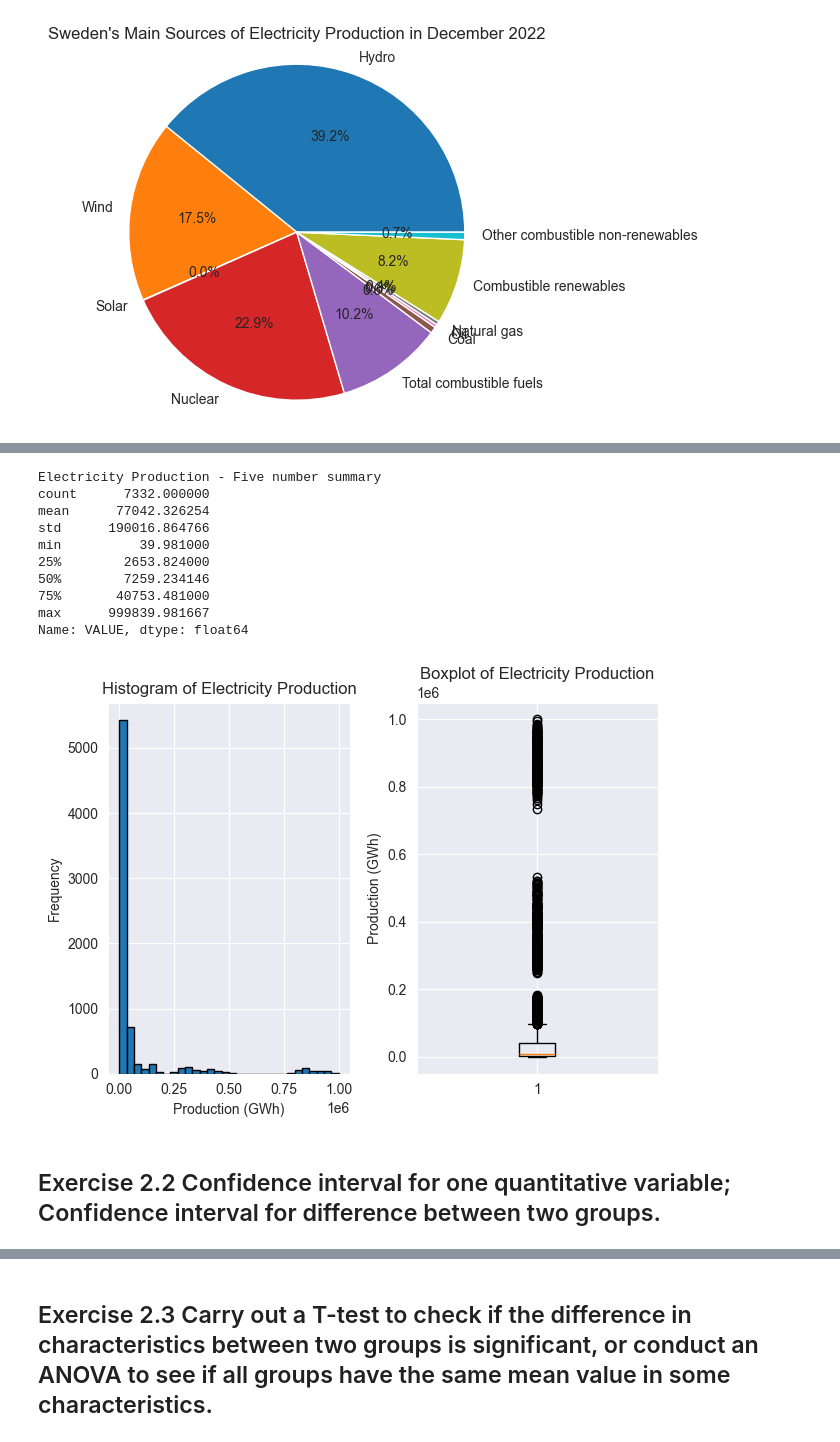
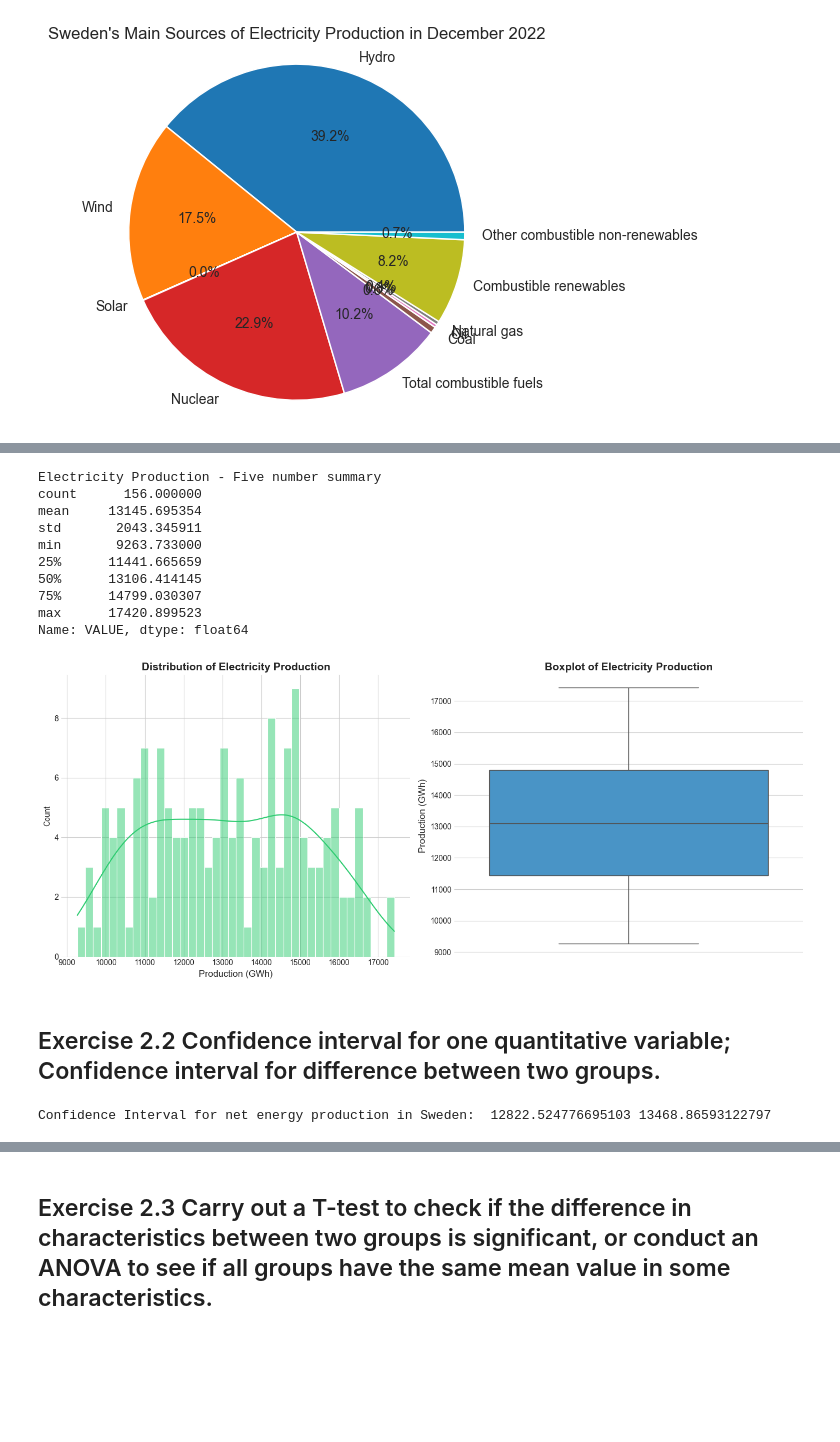
Before and after one commit to JotaN98/MScDataScience_AI, a Jupyter notebook: Statistics/Lab_stats_pt2.ipynb, the cells around one changed output, grey strips where cells are left out. Drawn from its saved outputs; the diff is of its cells as text; code cells hidden in the pictures; blank space fills up the shorter version.

```diff
--- a/Statistics/Lab_stats_pt2.ipynb
+++ b/Statistics/Lab_stats_pt2.ipynb
@@ -90,34 +90,35 @@ plt.show()
 # %% [output]
 [figure]
 # %%
-df_etype = df[df['PRODUCT'].isin(['Renewables', 'Non-renewables'])].dropna()
+df_etype = df[(df['PRODUCT'].isin(['Renewables', 'Non-renewables'])) & (df['COUNTRY']=='Sweden')].dropna()
 
 df_renewables = df_etype[df_etype['PRODUCT']=='Renewables']['VALUE']
 df_non_renewables = df_etype[df_etype['PRODUCT']=='Non-renewables']['VALUE']
 
-print("Statistical Analysis Overview of Global Renewable Electricity Production")
+print("Statistical Analysis Overview Renewable Electricity Production in Sweden")
 print(df_renewables.describe())
-print("\nStatistical Analysis Overview of Global Non-renewables Electricity Production")
+print("\nStatistical Analysis Overview Non-renewables Electricity Production in Sweden")
 print(df_non_renewables.describe())
 
+sns.set_palette("deep")
 # Stretched horizontally
 fig, axes = plt.subplots(1, 3, figsize=(20, 5))  # Increase first number for more width
 
 # Bar plot
-sns.barplot(x='YEAR', y='VALUE', hue='PRODUCT', data=df_etype, ax=axes[0])
-axes[0].set_title('Global Electricity Sources between 2010 and 2022')
+sns.barplot(x='YEAR', y='VALUE', hue='PRODUCT', data=df_etype, ax=axes[0], )
+axes[0].set_title('Electricity Sources between 2010 and 2022 in Sweden')
 axes[0].set_xlabel('Year')
 axes[0].set_ylabel('Production (GWh)')
 axes[0].tick_params(axis='x', rotation=45)
 
 # Boxplot for renewables
 sns.boxplot(y=df_renewables, ax=axes[1])
-axes[1].set_title('Renewables Distribution')
+axes[1].set_title('Sweden Renewables Distribution')
 axes[1].set_ylabel('Production (GWh)')
 
 # Boxplot for non-renewables
 sns.boxplot(y=df_non_renewables, ax=axes[2])
-axes[2].set_title('Non-renewables Distribution')
+axes[2].set_title('Non-renewables Distribution in Sweden')
 axes[2].set_ylabel('Production (GWh)')
 
 plt.tight_layout()
@@ -144,35 +145,43 @@ Name: VALUE, dtype: float64
 # %%
-df_prod = df[df['PRODUCT']=='Net electricity production']
-print('Electricity Production - Five number summary')
+df_prod = df[(df['PRODUCT']=='Net electricity production') & (df['COUNTRY']=='Sweden')]
+print('Electricity Production in Sweden Summary')
 print(df_prod['VALUE'].describe())
-#sns.histplot(df_prod['VALUE']).set_title('Global Electricity Production in GWh Boxplot')
-# Visualizations
-plt.subplot(1, 2, 1)
-# 1. Histogram
-plt.hist(df_prod['VALUE'], bins=30, edgecolor='black')
-plt.title('Histogram of Electricity Production')
-plt.xlabel('Production (GWh)')
-plt.ylabel('Frequency')
+# Set seaborn style
+sns.set_style("whitegrid")
 
-# 2. Box plot
-plt.subplot(1, 2, 2)
-plt.boxplot(df_prod['VALUE'])
-plt.title('Boxplot of Electricity Production')
-plt.ylabel('Production (GWh)')
+fig, axes = plt.subplots(1, 2, figsize=(14, 6))
+
+# Histogram with KDE
+sns.histplot(df_prod['VALUE'], bins=40, kde=True, color='#2ecc71', ax=axes[0])
+axes[0].set_title('Distribution of Electricity Production in Sweden', fontsize=14, fontweight='bold')
+axes[0].set_xlabel('Production (GWh)', fontsize=12)
+
+# Boxplot
+sns.boxplot(y=df_prod['VALUE'], color='#3498db', ax=axes[1])
+axes[1].set_title('Boxplot of Electricity Production in Sweden', fontsize=14, fontweight='bold')
+axes[1].set_ylabel('Production (GWh)', fontsize=12)
 
 plt.tight_layout()
 plt.show()
 # %% [output]
 Electricity Production - Five number summary
-count      7332.000000
-mean      77042.326254
-std      190016.864766
-min          39.981000
-25%        2653.824000
-50%        7259.234146
-75%       40753.481000
-max      999839.981667
+count      156.000000
+mean     13145.695354
+std       2043.345911
+min       9263.733000
+25%      11441.665659
+50%      13106.414145
+75%      14799.030307
+max      17420.899523
 Name: VALUE, dtype: float64
-[figure, old version]
+[figure, new version]
 # %% [markdown]
 ## Exercise 2.2 Confidence interval for one quantitative variable; Confidence interval for difference between two groups.
+# %%
+cl = 0.95 #confidence level
+
+ci_up, ci_low = stats.t.interval(cl, df=len(df_prod['VALUE'])-1, loc=df_prod['VALUE'].mean(), scale=df_prod['VALUE'].std() / np.sqrt(len(df_prod['VALUE'])))
+
+print('Confidence Interval for net energy production in Sweden: ', ci_up, ci_low)
+# %% [output]
+Confidence Interval for net energy production in Sweden:  12822.524776695103 13468.86593122797
```
Also changed, not shown: parts of 2 cells of this notebook.
